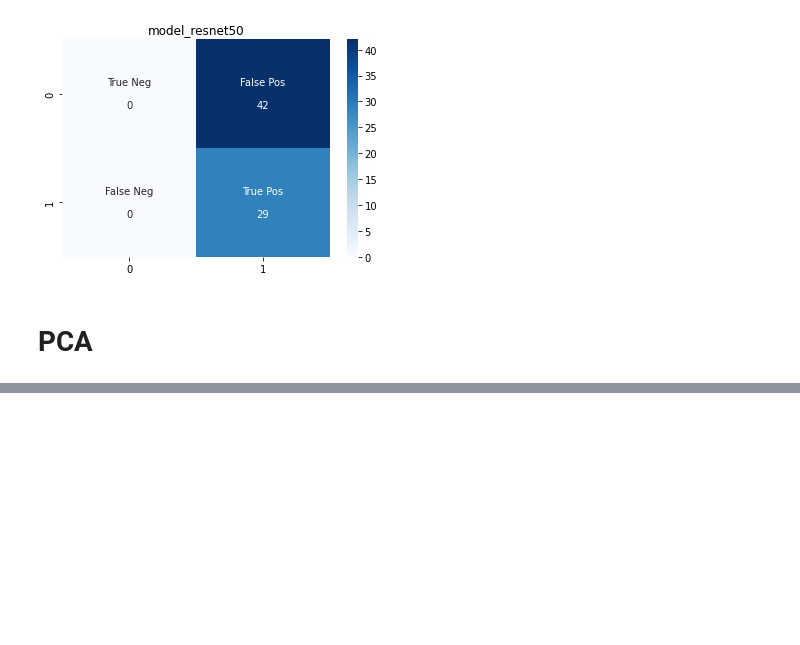
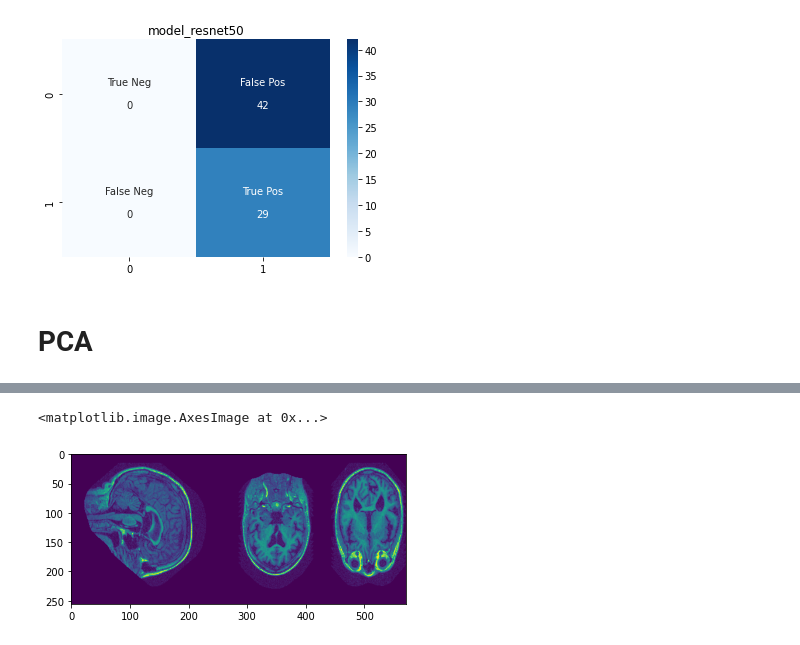
Before and after one commit to mkvph0ch/memobrain, a Jupyter notebook: notebooks/mkvph0ch_cnns.ipynb, the cells around one changed output, grey strips where cells are left out. Cells and saved outputs as stored; diff of their text form; code cells hidden in the pictures; blank space fills up the shorter version.

```diff
--- a/notebooks/mkvph0ch_cnns.ipynb
+++ b/notebooks/mkvph0ch_cnns.ipynb
@@ -885,0 +891,5 @@ X_pca_oas1_masked_gifs
+# %%
+# load OASIS1 raw pickle file
+oas1_raw_concat_df_file = user_path.joinpath('raw_data/OASIS1/oas1_raw_concat_df.pkl') #from GH
+oas1_raw_concat_df = pd.read_pickle(oas1_raw_concat_df_file)
+oas1_raw_concat_df.head()
@@ -885,0 +903,5 @@ X_pca_oas1_masked_gifs
+# %%
+plt.imshow(oas1_raw_concat_df.concated[0])
+# %% [output]
+<matplotlib.image.AxesImage at 0x...>
+[figure, added]
```
Also changed, not shown: parts of 14 cells of this notebook.
